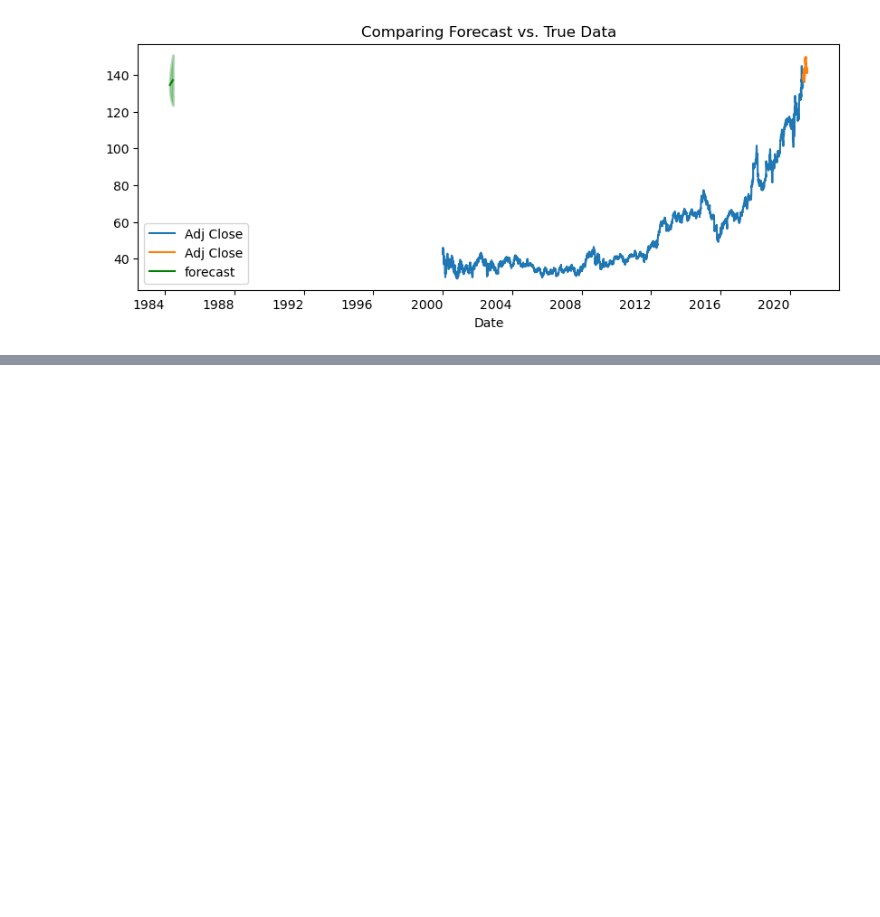
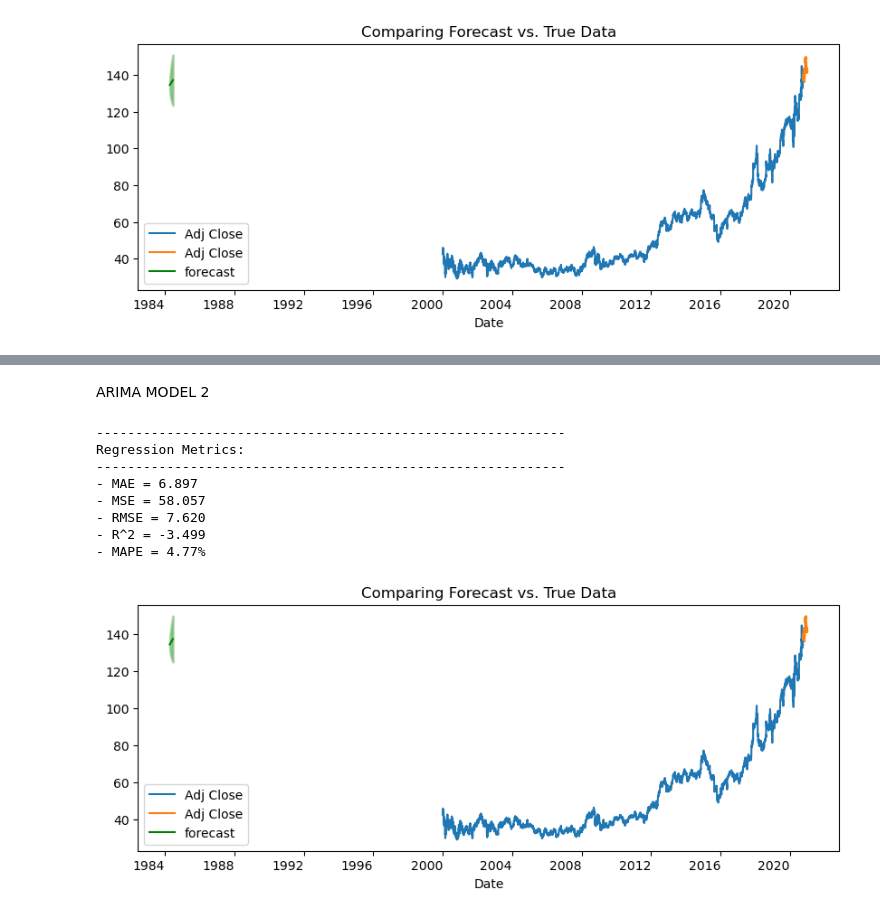
Before and after one commit to sof2401/Data-Visualization, a Jupyter notebook: ARIMA Models (Core).ipynb, the cells around one changed output, grey strips where cells are left out. Drawn from its saved outputs; the diff is of its cells as text; code cells hidden in the pictures; blank space fills up the shorter version.

Commit message:
ARIMA (Core) updates

```diff
--- a/ARIMA Models (Core).ipynb
+++ b/ARIMA Models (Core).ipynb
@@ -308,0 +284,31 @@ print("Best pdq:", best_pdq)
+# %% [markdown]
+ARIMA MODEL 2
+# %%
+# Build the model
+p = 1  # AR component
+
+d = 2  # Number of differencing required to make stationary
+
+q = 1 # MA component
+
+# Define and fit the model
+arima_model_2 = tsa.ARIMA(train, order=(p,d,q)).fit()
+# %%
+# Obtain summary of forecast as dataframe
+forecast_df = arima_model_2.get_forecast(len(test)).summary_frame()
+
+# Plot the forecast with true values
+plot_forecast(train, test, forecast_df)
+
+# Obtain metrics
+regression_metrics_ts(test, forecast_df['mean'])
+# %% [output]
+------------------------------------------------------------
+Regression Metrics:
+------------------------------------------------------------
+- MAE = 6.897
+- MSE = 58.057
+- RMSE = 7.620
+- R^2 = -3.499
+- MAPE = 4.77%
+[figure, added]
```
Also changed, not shown: parts of 13 cells of this notebook.
